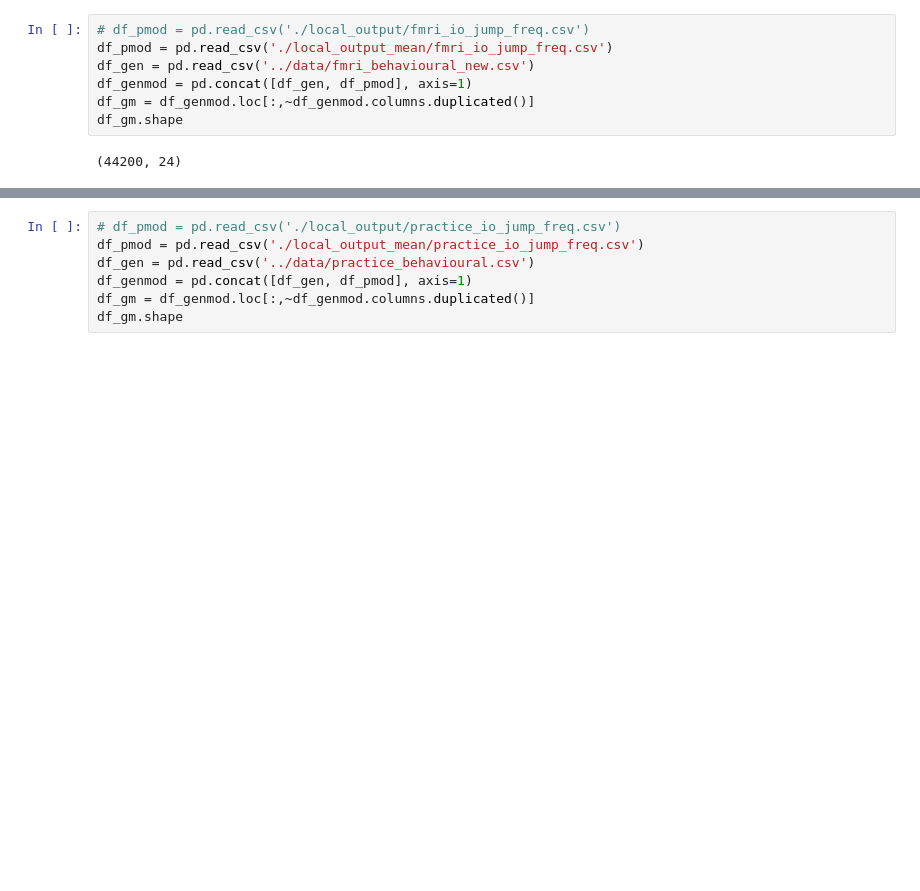
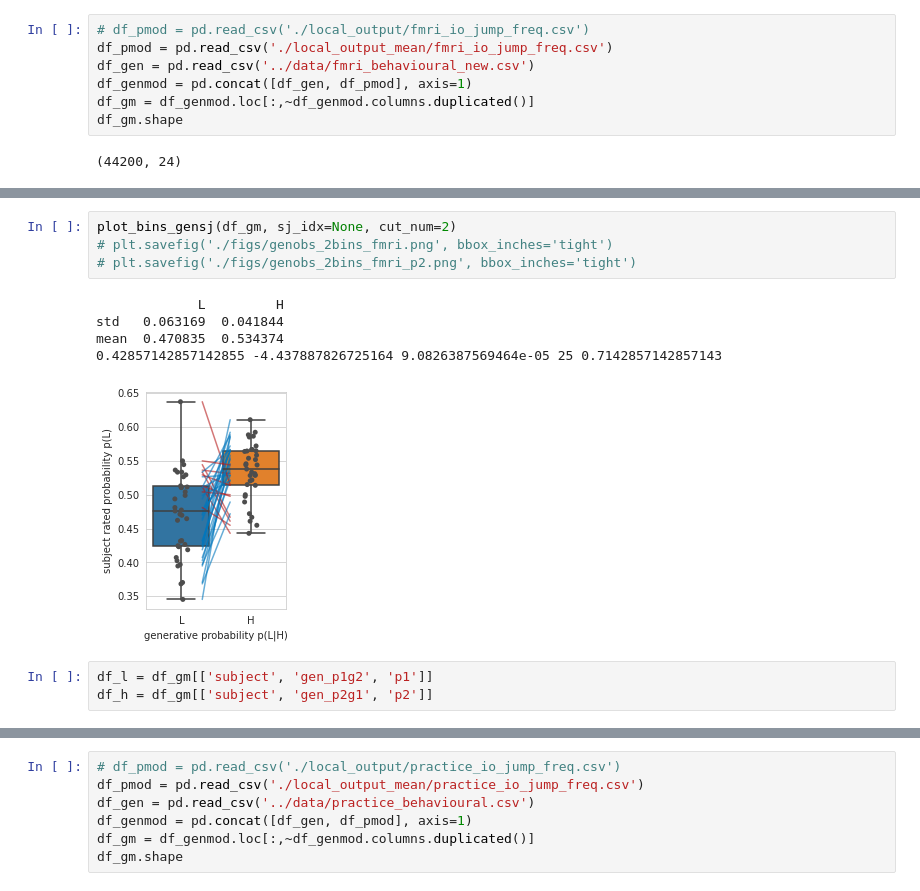
Before and after one commit to syzhang/tsl_hbi, a Jupyter notebook: model_gen/plot_params.ipynb, the cells around one changed output, grey strips where cells are left out. Drawn from its saved outputs; the diff is of its cells as text; blank space fills up the shorter version.

```diff
--- a/model_gen/plot_params.ipynb
+++ b/model_gen/plot_params.ipynb
@@ -310,0 +326,13 @@ mean  0.482363  0.521622
+# %%
+plot_bins_gensj(df_gm, sj_idx=None, cut_num=2)
+# plt.savefig('./figs/genobs_2bins_fmri.png', bbox_inches='tight')
+# plt.savefig('./figs/genobs_2bins_fmri_p2.png', bbox_inches='tight')
+# %% [output]
+             L         H
+std   0.063169  0.041844
+mean  0.470835  0.534374
+0.42857142857142855 -4.437887826725164 9.0826387569464e-05 25 0.7142857142857143
+[figure, added]
+# %%
+df_l = df_gm[['subject', 'gen_p1g2', 'p1']]
+df_h = df_gm[['subject', 'gen_p2g1', 'p2']]
```
Also changed, not shown: parts of 5 cells of this notebook, 10 other files.
